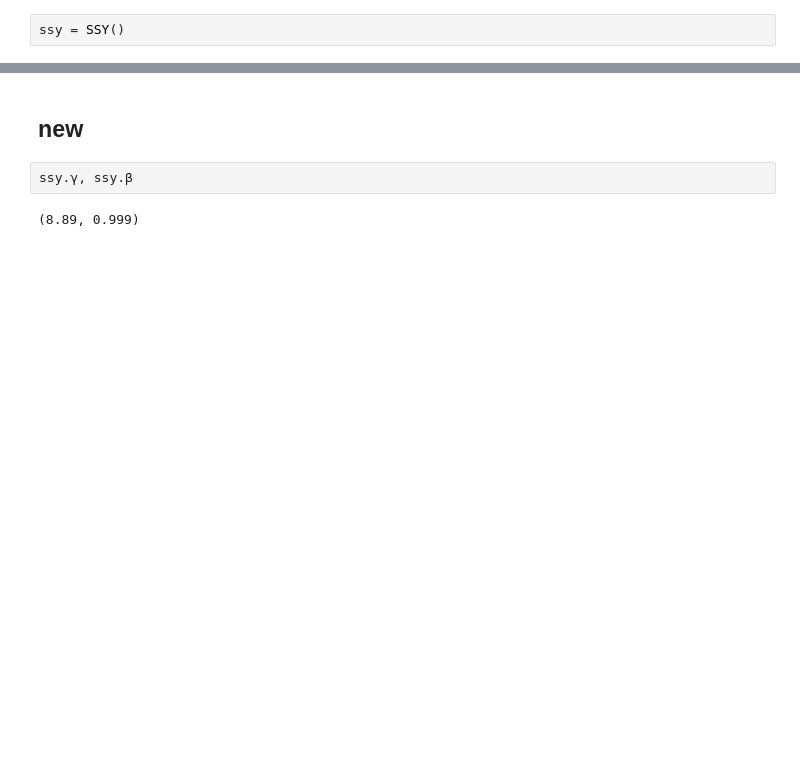
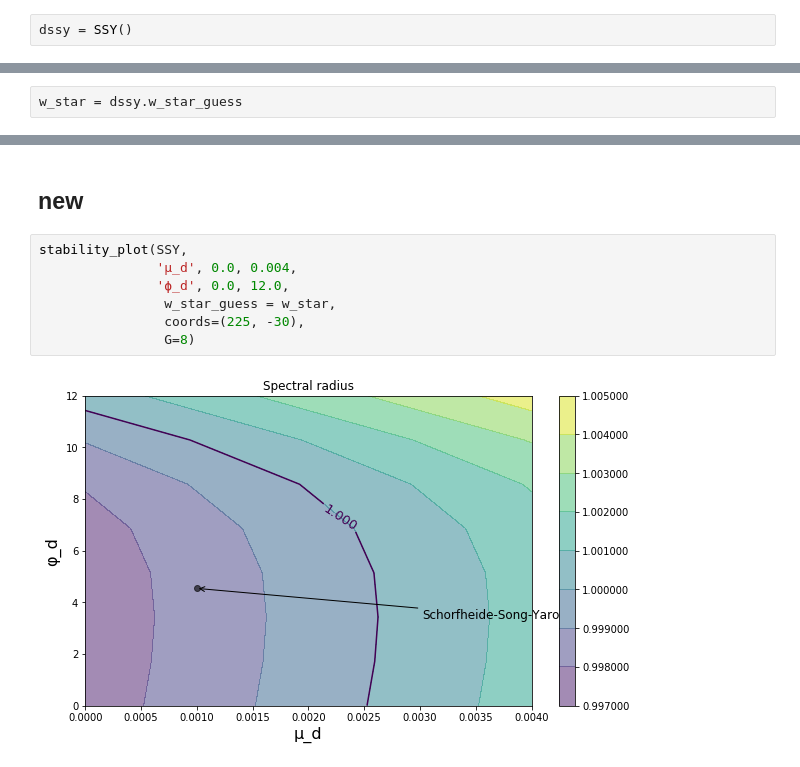
Before and after one commit to jstac/asset_pricing_code, a Jupyter notebook: ez_code/sandpit_ssy_stability_plots.ipynb, the cells around one changed output, grey strips where cells are left out. Drawn from its saved outputs; the diff is of its cells as text; blank space fills up the shorter version.

```diff
--- a/ez_code/sandpit_ssy_stability_plots.ipynb
+++ b/ez_code/sandpit_ssy_stability_plots.ipynb
@@ -6,2 +8,2 @@ from stability_plots import stability_plot
 # %%
-ssy = SSY()
+dssy = SSY()
@@ -21,0 +27,2 @@ sr()
+# %%
+w_star = dssy.w_star_guess
@@ -22,8 +79,13 @@ sr()
 # %% [markdown]
 ## new
-# %%
-ssy.γ, ssy.β
-# %% [output]
-(8.89, 0.999)
+# %%
+stability_plot(SSY,
+               'μ_d', 0.0, 0.004,
+               'ϕ_d', 0.0, 12.0,
+                w_star_guess = w_star,
+                coords=(225, -30),
+                G=8)
+# %% [output]
+[figure, added]
 # %%
 stability_plot(SSY,
```
Also changed, not shown: parts of 17 cells of this notebook, 5 other files.
